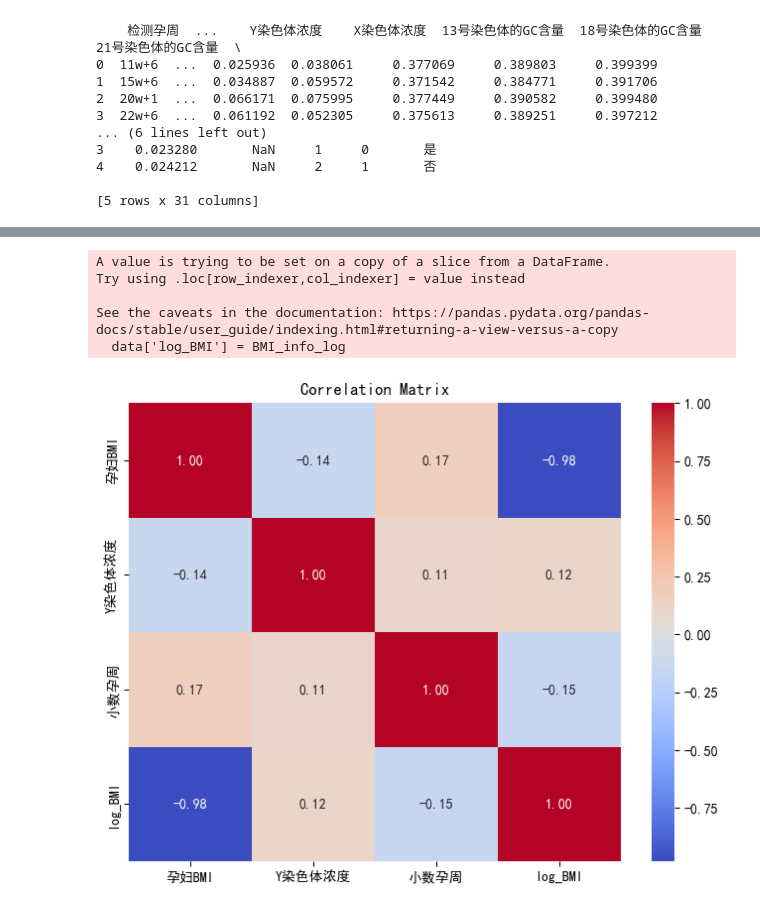
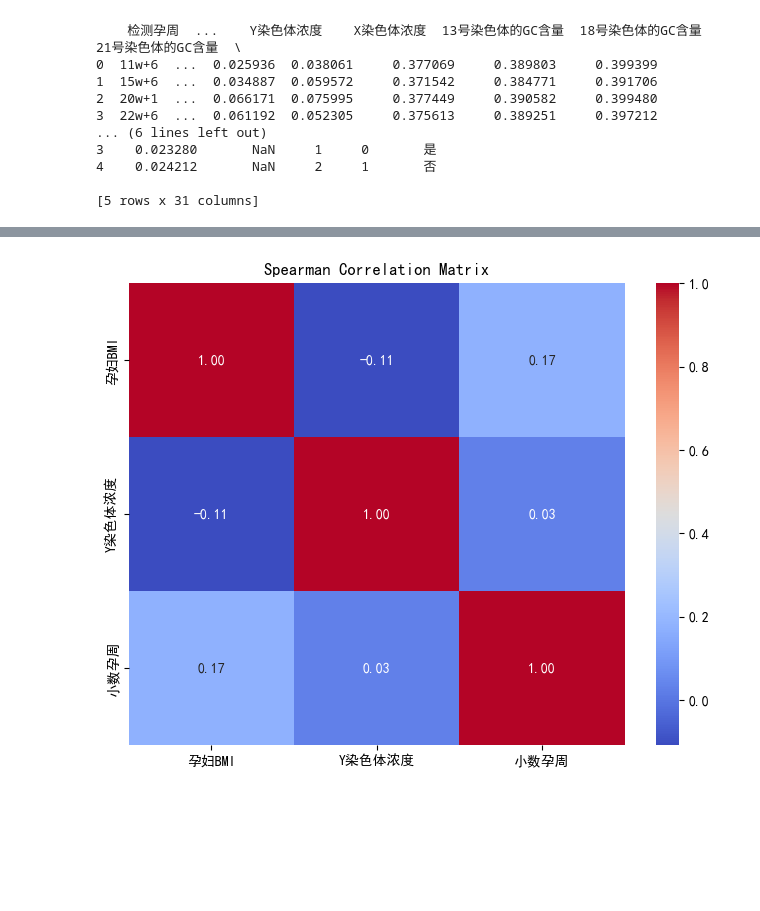
Before and after one commit to Ivesxia/MCM, a Jupyter notebook: data_manage/question1/plot.ipynb, the cells around one changed output, grey strips where cells are left out. Cells and saved outputs as stored; diff of their text form; code cells hidden in the pictures; blank space fills up the shorter version.

```diff
--- a/data_manage/question1/plot.ipynb
+++ b/data_manage/question1/plot.ipynb
@@ -121,22 +187,22 @@ plt.show()
 # %%
+import pandas as pd
+import seaborn as sns
+import matplotlib.pyplot as plt
+
+# 选择相关的列并强制数据为数值型
 data = df[['孕妇BMI', 'Y染色体浓度', '小数孕周']]
-# 确保数据是数值类型
-data['log_BMI'] = BMI_info_log
 data = data.apply(pd.to_numeric, errors='coerce')
-# 计算相关性矩阵
-corr_matrix = data.corr()
-# 绘制相关性矩阵的热图
+
+# 计算 Spearman 等级相关性矩阵
+spearman_corr_matrix = data.corr(method='spearman')
+
+# 绘制 Spearman 相关性矩阵的热图
 plt.figure(figsize=(8, 6))
-sns.heatmap(corr_matrix, annot=True, cmap='coolwarm', fmt=".2f")
-plt.title('Correlation Matrix')
+sns.heatmap(spearman_corr_matrix, annot=True, cmap='coolwarm', fmt=".2f")
+plt.title('Spearman Correlation Matrix')
 plt.show()
 # %% [output]
-A value is trying to be set on a copy of a slice from a DataFrame.
-Try using .loc[row_indexer,col_indexer] = value instead
-
-See the caveats in the documentation: https://pandas.pydata.org/pandas-docs/stable/user_guide/indexing.html#returning-a-view-versus-a-copy
-  data['log_BMI'] = BMI_info_log
-[figure, old version]
+[figure, new version]
 # %%
 import seaborn as sns
 sns.jointplot(x=Y_info, y=BMI_info, kind='kde')
```
Also changed, not shown: parts of 13 cells of this notebook, 1 other file.
